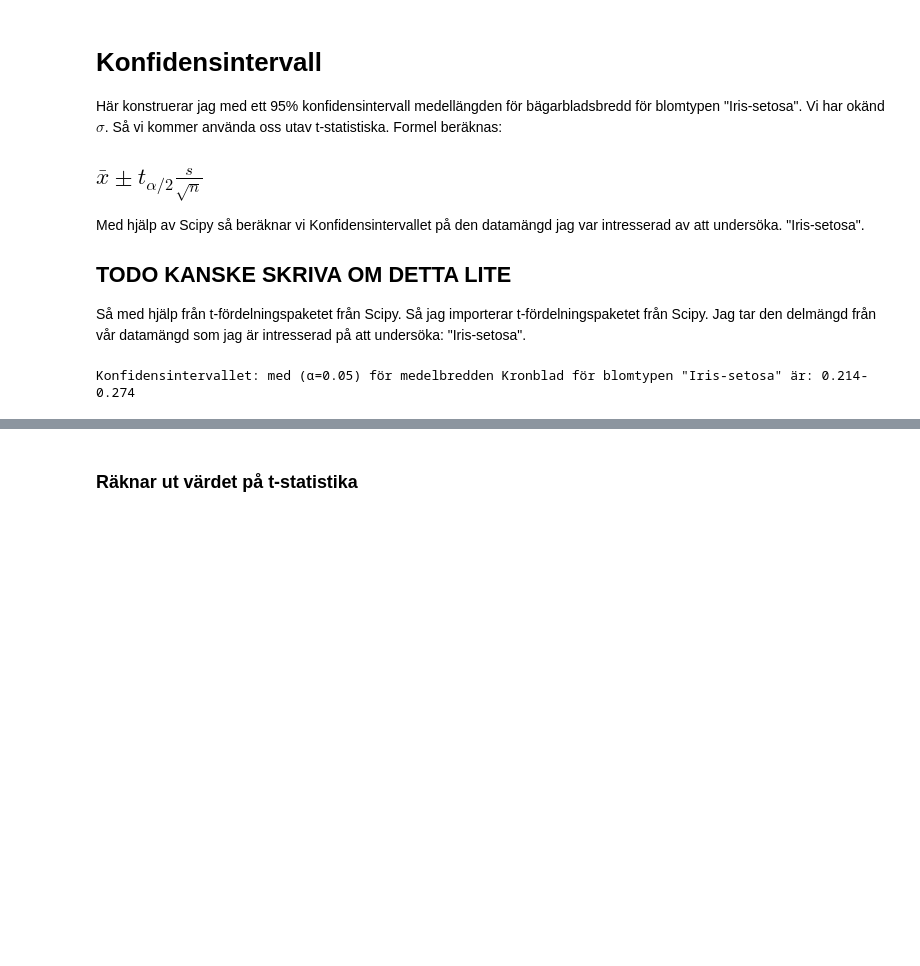
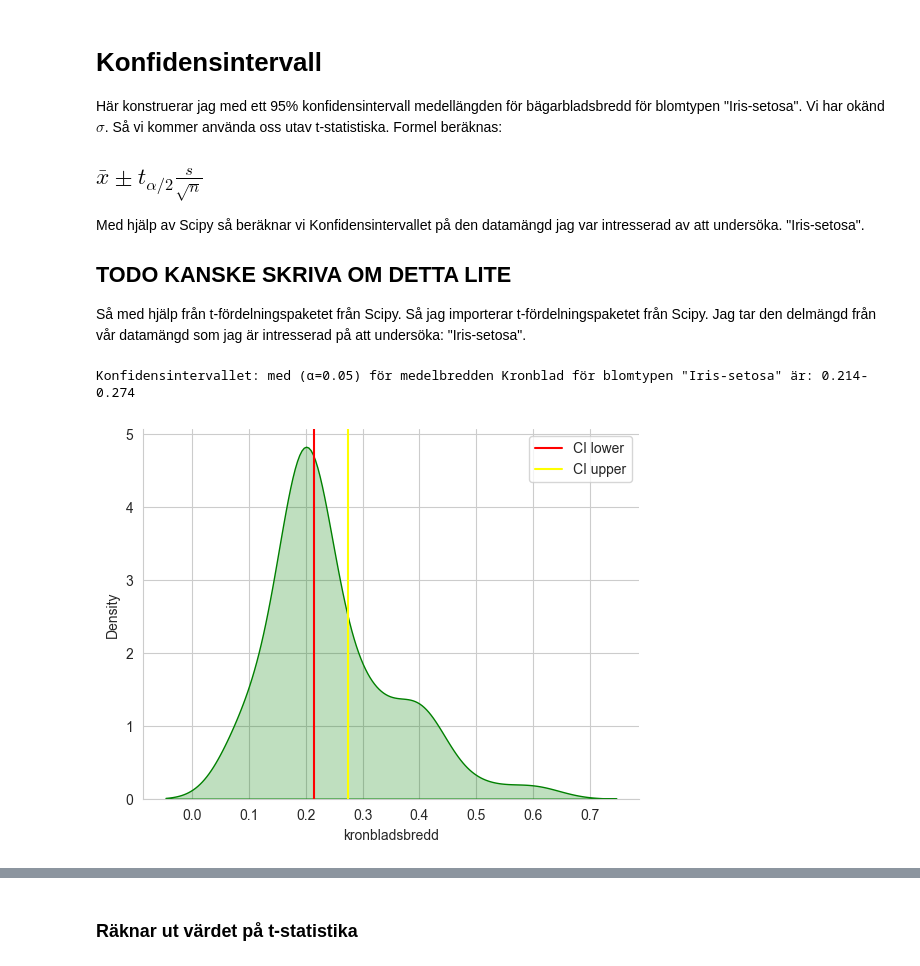
Before and after one commit to JoelOscarsson/Statistics, a Jupyter notebook: Projekt.ipynb, the cells around one changed output, grey strips where cells are left out. Drawn from its saved outputs; the diff is of its cells as text; code cells hidden in the pictures; blank space fills up the shorter version.

```diff
--- a/Projekt.ipynb
+++ b/Projekt.ipynb
@@ -235,19 +235,28 @@ iris_s = df[df["Blomtyp"] == "Iris-setosa"] #["Foderbladsbredd"]
 # %%
 # Beräkna medelvärde för stickprovet
 medelvärde_stickprov = np.mean(iris_s['kronbladsbredd'])
 # Beräkna standardavvikelse från stickprovet
 standardavvikelse_sprov = np.std(iris_s['kronbladsbredd'], ddof=1)
 # Beräknar n för stickprovet
 n = len(iris_s['kronbladsbredd'])
 # Beräknar medelfel. (Standard error)
 sem = scs.sem(iris_s['kronbladsbredd'])
 # Sätter signifikansgrad. Vi hade valt ett 95% konfidentsintervall
 alpha = 0.05
 
 # Beräknar confidence intervallet via Scipy
 lower, upper = t.interval(confidence=1-alpha, df=n-1, loc=medelvärde_stickprov, scale=sem)
 
 print(f'Konfidensintervallet: med (\u03B1=0.05) för medelbredden Kronblad för blomtypen "Iris-setosa\" är: {round(lower,3)}-{round(upper,3)}')
 # sns.displot(iris_s, x="kronbladsbredd", hue="Blomtyp", kind='kde', palette="dark");
+
+sns.kdeplot(iris_s['kronbladsbredd'], color='green', fill=True)
+sns.despine()
+
+plt.axvline(lower, color='red', label='CI lower')
+plt.axvline(upper, color='yellow', label='CI upper')
+plt.legend()
+plt.show()
 # %% [output]
 Konfidensintervallet: med (α=0.05) för medelbredden Kronblad för blomtypen "Iris-setosa" är: 0.214-0.274
+[figure, added]
```
Also changed, not shown: parts of 1 cell of this notebook.
